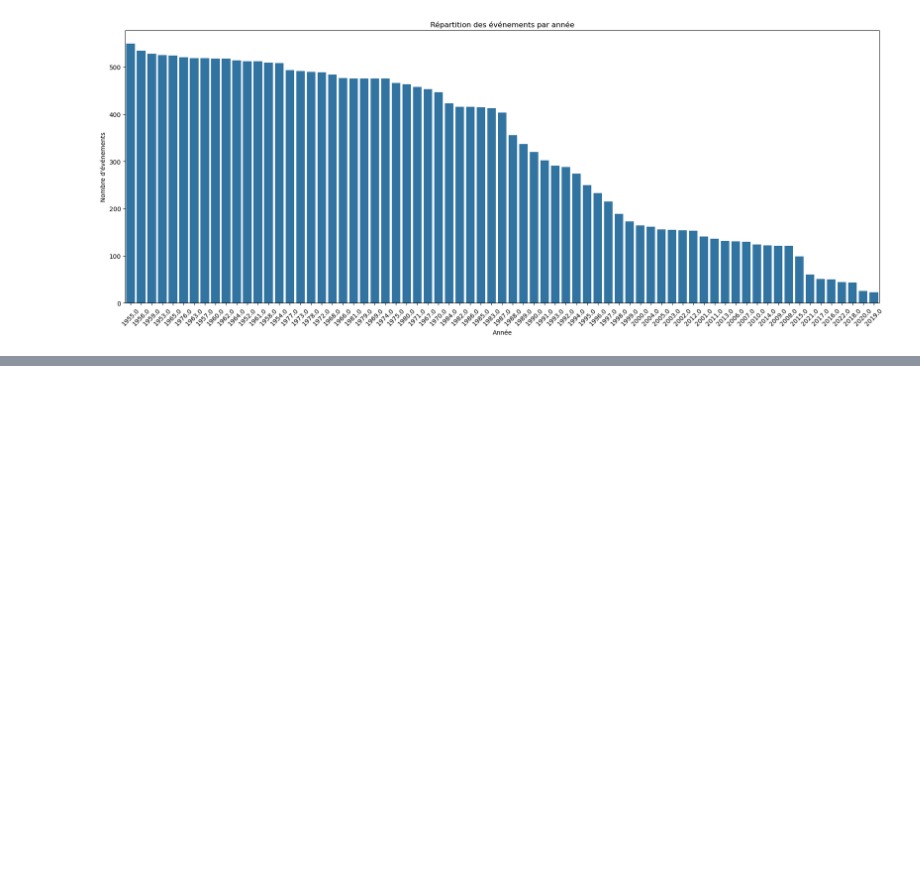
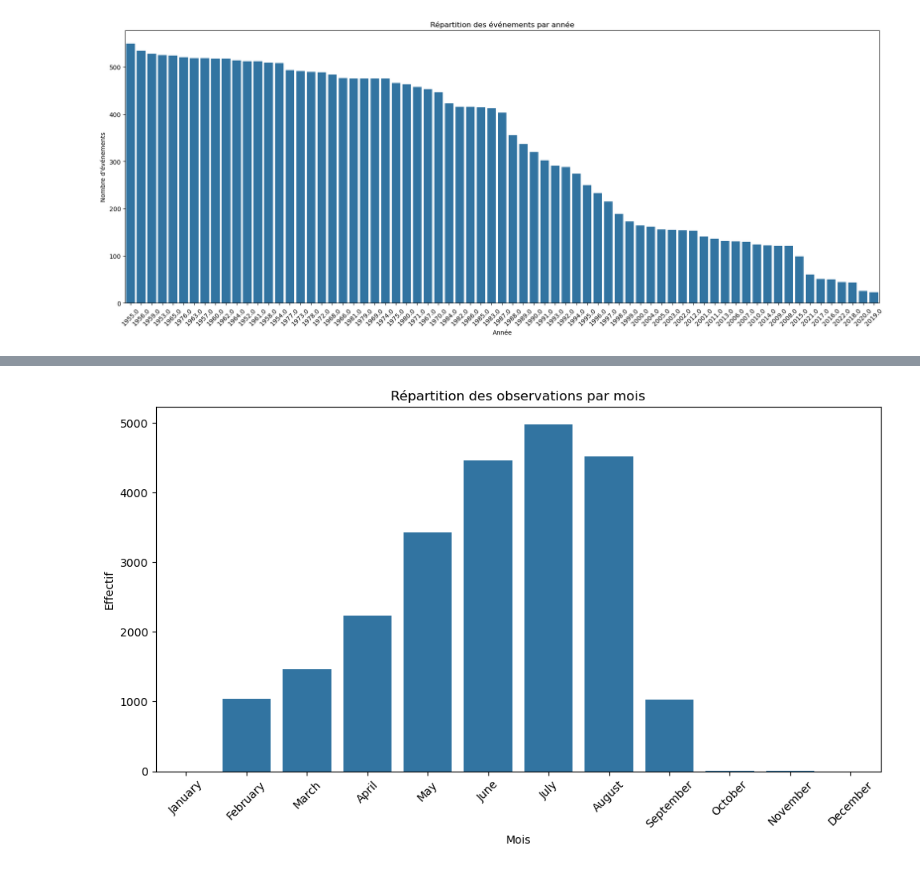
Before and after one commit to F1golfin/projet_stat, a Jupyter notebook: Etude_statistique_Saumons.ipynb, the cells around one changed output, grey strips where cells are left out. Drawn from its saved outputs; the diff is of its cells as text; code cells hidden in the pictures; blank space fills up the shorter version.

```diff
--- a/Etude_statistique_Saumons.ipynb
+++ b/Etude_statistique_Saumons.ipynb
@@ -611,0 +616,8 @@ plt.show()
+# %%
+mois_ordre = [
+    'January', 'February', 'March', 'April', 'May', 'June',
+    'July', 'August', 'September', 'October', 'November', 'December'
+]
+saumons['Month'] = pd.Categorical(saumons['Month'], categories=mois_ordre, ordered=True)
+# Affichage des modalités uniques
+print("Modalités de 'Month' :", saumons['Month'].unique())
@@ -611,0 +628,4 @@ plt.show()
+# %%
+# Effectifs
+effectifs = saumons['Month'].value_counts().sort_index()
+print("\nEffectifs :\n", effectifs)
@@ -611,0 +688,12 @@ plt.show()
+# %%
+# Affichage graphique
+plt.figure(figsize=(10,6))
+sns.barplot(x=effectifs.index, y=effectifs.values)
+plt.title('Répartition des observations par mois')
+plt.xlabel('Mois')
+plt.ylabel('Effectif')
+plt.xticks(rotation=45)
+plt.tight_layout()
+plt.show()
+# %% [output]
+[figure, added]
```
Also changed, not shown: parts of 47 cells of this notebook.
